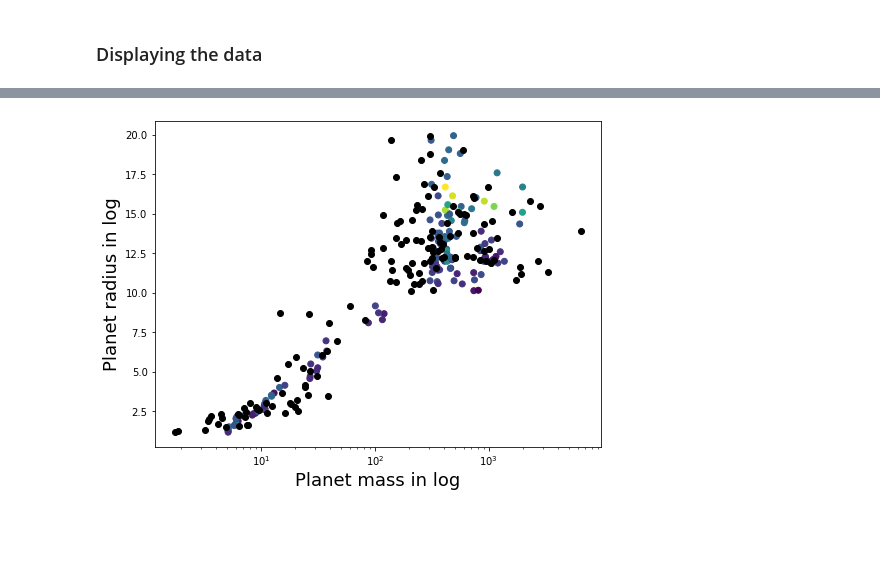
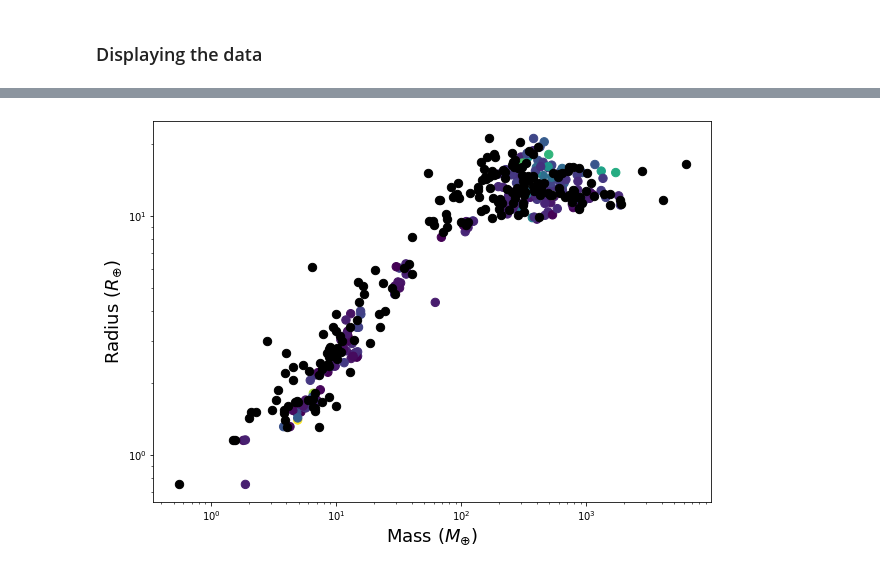
Before and after one commit to vadibekyan/ExoPLots, a Jupyter notebook: mr_ml.ipynb, the cells around one changed output, grey strips where cells are left out. Cells and saved outputs as stored; diff of their text form; code cells hidden in the pictures; blank space fills up the shorter version.

```diff
--- a/mr_ml.ipynb
+++ b/mr_ml.ipynb
@@ -164,8 +166,8 @@ None
 nea_with_M_and_R_cleaned['pl_rade_err'] = (nea_with_M_and_R_cleaned['pl_radeerr1'] - nea_with_M_and_R_cleaned['pl_radeerr2'])/2
 nea_with_M_and_R_cleaned['pl_bmasse_err'] = (nea_with_M_and_R_cleaned['pl_masseerr1'] - nea_with_M_and_R_cleaned['pl_masseerr2'])/2
 # %%
-M_threshold = 0.25
-R_threshold = 0.25
+M_threshold = 0.5
+R_threshold = 0.5
 precise_criteria = (nea_with_M_and_R_cleaned['pl_rade_err']/nea_with_M_and_R_cleaned['pl_rade'] < R_threshold) & (nea_with_M_and_R_cleaned['pl_bmasse_err']/nea_with_M_and_R_cleaned['pl_bmasse'] < M_threshold)
 nea_with_M_and_R_cleaned_accurate = nea_with_M_and_R_cleaned[precise_criteria]
 
@@ -231,9 +220,8 @@ from sklearn.ensemble import RandomForestRegressor
 y = nea_MR_final_table['pl_bmasse']
 X = nea_MR_final_table.drop(columns = ['pl_bmasse'])
 
-# Spliting data into train, dev, and test (70%, 15%, 15%)
 
-X_train, X_test, y_train, y_test = train_test_split(X, y, test_size=0.2)
+X_train, X_test, y_train, y_test = train_test_split(X, y, test_size=0.25)
 
 print (f'Sizes of the samples:\nTrain = {len(X_train)}, Test = {len(X_test)}')
 # %% [output]
@@ -430,0 +237,2 @@ RFR_best_params
+# %%
+RFR_best_params = optuna_RF_Reg(X_train, y_train, n_trials = 200, display = False)
@@ -451,18 +285,7 @@ print ((X_test))
 # %%
-fig = plt.figure(1, figsize = (8,6))
-ax = plt.gca()
-
-ax = plt.subplot(1,1,1)
-
-ax.scatter(y_pred, X_test.pl_rade, c = X_test.Teq)
-ax.scatter(y_test, X_test.pl_rade, c = 'black')
-
-ax.set_xscale('log')
-#ax.set_yscale('log')
-
-plt.xlabel('Planet mass in log', fontsize = 18)
-plt.ylabel('Planet radius in log', fontsize = 18)
-
-plt.show()
+fig = plt.figure(figsize = (10,7))
+ax = plt.subplot(1,1, 1)
+MR_plot(ax, y_pred, X_test.pl_rade, color = X_test.Teq, xscale = 'log', yscale = 'log')
+MR_plot(ax, y_test, X_test.pl_rade, color = 'black', xscale = 'log', yscale = 'log')
 # %% [output]
-[figure, old version]
+[figure, new version]
```
Also changed, not shown: parts of 21 cells of this notebook, 2 other files.
